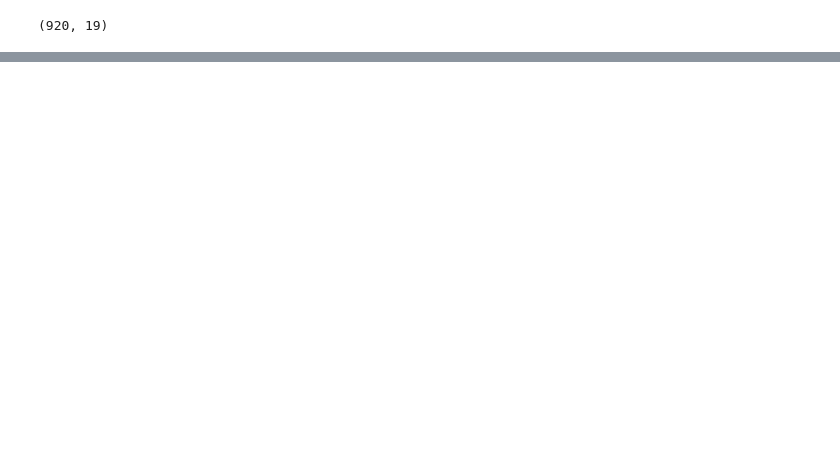
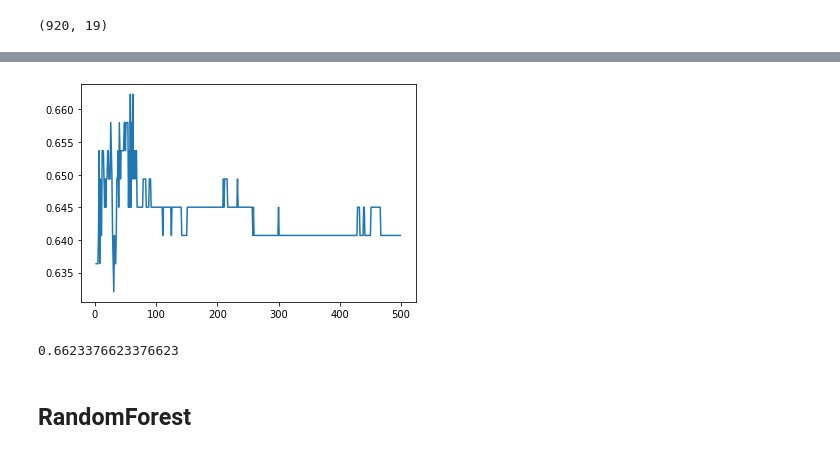
Before and after one commit to Alfito12/datamining, a Jupyter notebook: _sources/Tugas-7.ipynb, the cells around one changed output, grey strips where cells are left out. Saved outputs shown, nothing was run; the diff lists cells and outputs as text; code cells hidden in the pictures; blank space fills up the shorter version.

```diff
--- a/_sources/Tugas-7.ipynb
+++ b/_sources/Tugas-7.ipynb
@@ -245,0 +260,6 @@ accuracy_score(test_label, probas)
+# %%
+my_param_grid = {'n_neighbors':[2,3,5,7], 'weights': ['distance', 'uniform']}
+GridSearchCV(estimator=KNeighborsClassifier(), param_grid=my_param_grid, refit=True, verbose=3, cv=3)
+knn = GridSearchCV(KNeighborsClassifier(), param_grid=my_param_grid, refit=True, verbose=3, cv=3)
+# %%
+knn.fit(training, training_label)
@@ -254,0 +303,2 @@ array([1])
+# %%
+gaussian = gaussian.fit(training, training_label)
@@ -254,0 +317,14 @@ array([1])
+# %%
+from sklearn.ensemble import BaggingClassifier
+n = list(range(2,500))
+acuracy = []
+for i in n:
+  bag = BaggingClassifier(
+          base_estimator=gaussian, # knn,gnb, jst
+          n_estimators=i,
+          random_state=0)
+  bag = bag.fit(training, training_label)
+  y_test_pred = bag.predict(test)
+  bag_test = accuracy_score(test_label, y_test_pred)
+  print(f'acuracy n = {i} = {bag_test}')
+  acuracy.append(bag_test)
@@ -254,0 +349,13 @@ array([1])
+# %%
+import matplotlib.pyplot as plt
+# n = list(range(2,500))
+plt.plot(n, acuracy)
+plt.show()
+# %% [output]
+[figure, added]
+# %%
+max(acuracy)
+# %% [output]
+0.6623376623376623
+# %% [markdown]
+## RandomForest
```
Also changed, not shown: parts of 44 cells of this notebook, 14 other files.
